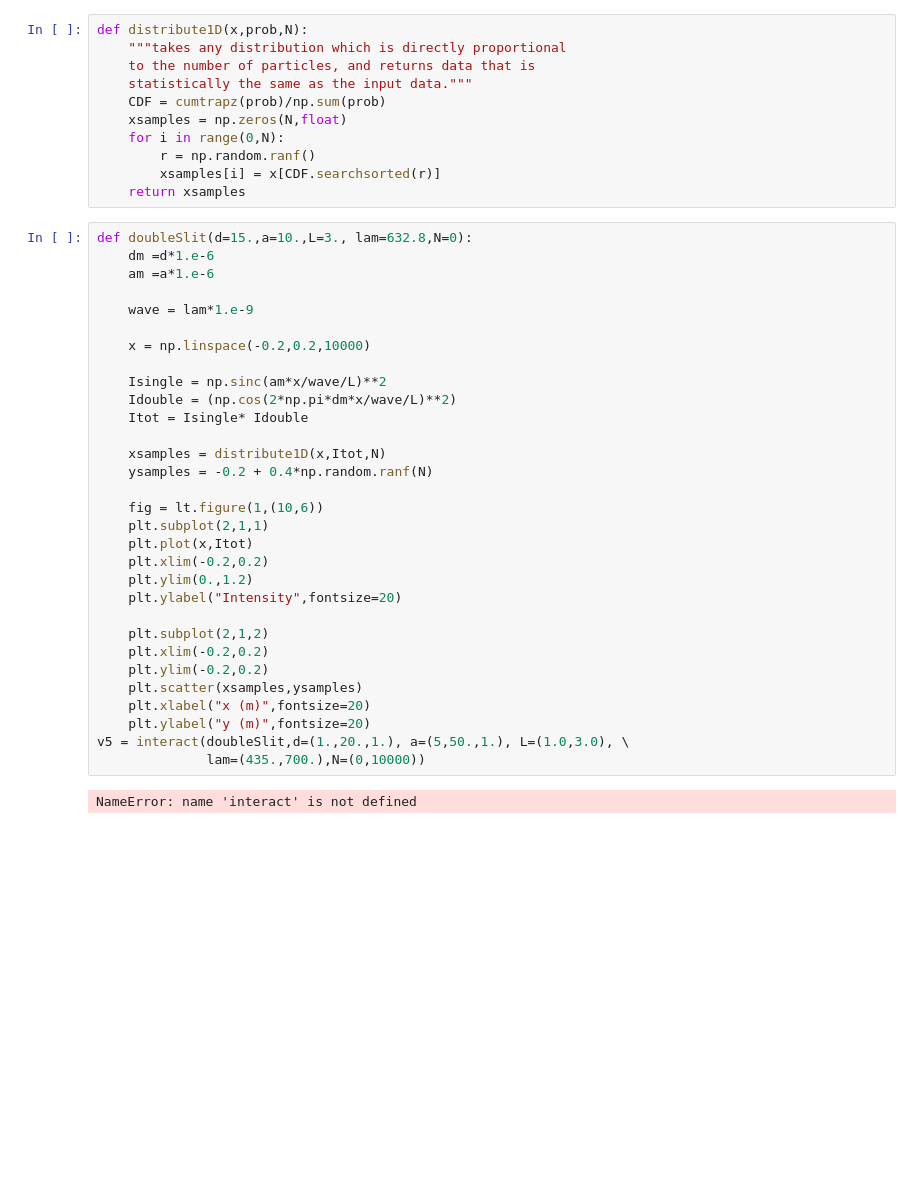
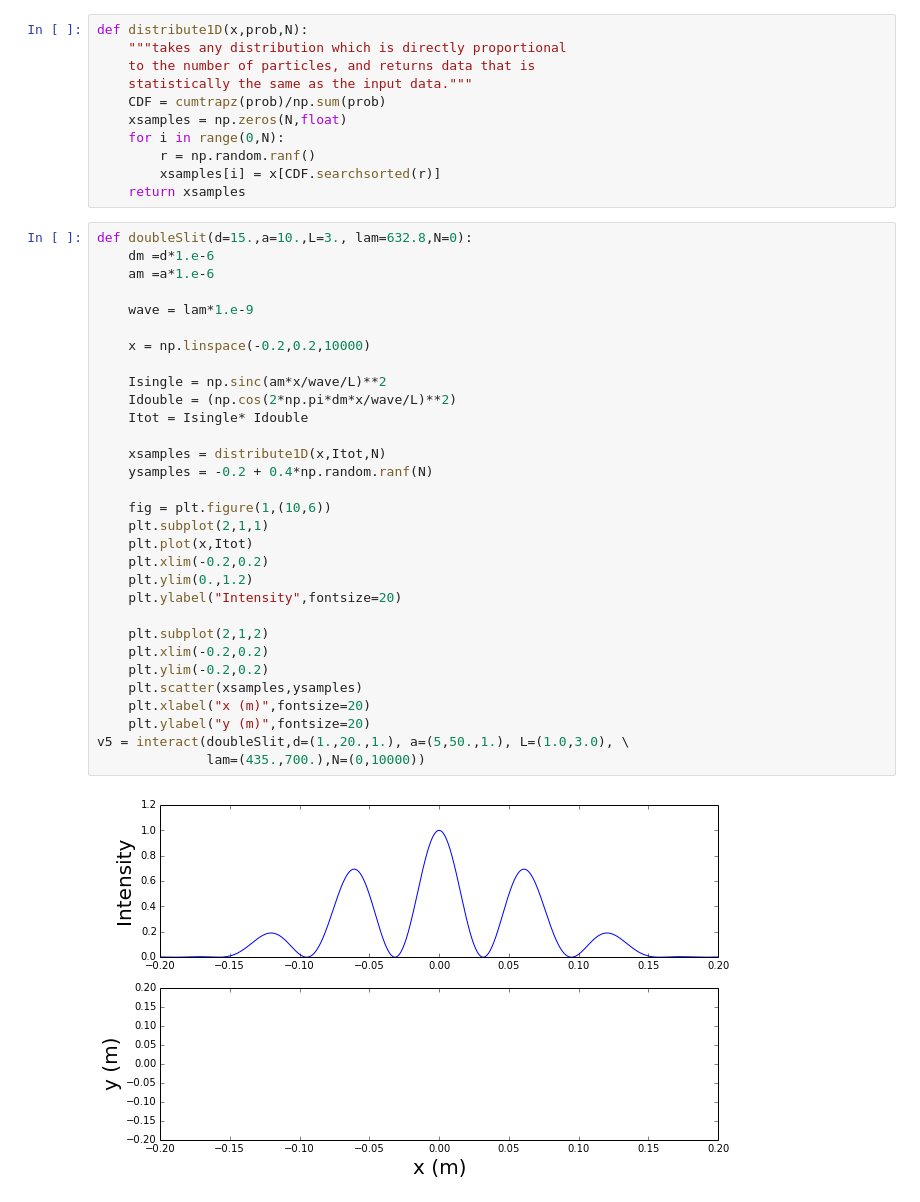
Before and after one commit to cspearso/PHYS202-S14, a Jupyter notebook: SciPy/RandomAndMCTour.ipynb, the cells around one changed output. Cells and saved outputs as stored; diff of their text form; blank space fills up the shorter version.

```diff
--- a/SciPy/RandomAndMCTour.ipynb
+++ b/SciPy/RandomAndMCTour.ipynb
@@ -189,32 +226,32 @@ def distribute1D(x,prob,N):
 def doubleSlit(d=15.,a=10.,L=3., lam=632.8,N=0):
     dm =d*1.e-6
     am =a*1.e-6
 
     wave = lam*1.e-9
 
     x = np.linspace(-0.2,0.2,10000)
 
     Isingle = np.sinc(am*x/wave/L)**2
     Idouble = (np.cos(2*np.pi*dm*x/wave/L)**2)
     Itot = Isingle* Idouble
 
     xsamples = distribute1D(x,Itot,N)
     ysamples = -0.2 + 0.4*np.random.ranf(N)
 
-    fig = lt.figure(1,(10,6))
+    fig = plt.figure(1,(10,6))
     plt.subplot(2,1,1)
     plt.plot(x,Itot)
     plt.xlim(-0.2,0.2)
     plt.ylim(0.,1.2)
     plt.ylabel("Intensity",fontsize=20)
 
     plt.subplot(2,1,2)
     plt.xlim(-0.2,0.2)
     plt.ylim(-0.2,0.2)
     plt.scatter(xsamples,ysamples)
     plt.xlabel("x (m)",fontsize=20)
     plt.ylabel("y (m)",fontsize=20)
 v5 = interact(doubleSlit,d=(1.,20.,1.), a=(5,50.,1.), L=(1.0,3.0), \
               lam=(435.,700.),N=(0,10000))
 # %% [output]
-NameError: name 'interact' is not defined
+[figure, added]
```
Also changed, not shown: parts of 11 cells of this notebook, 2 other files.
